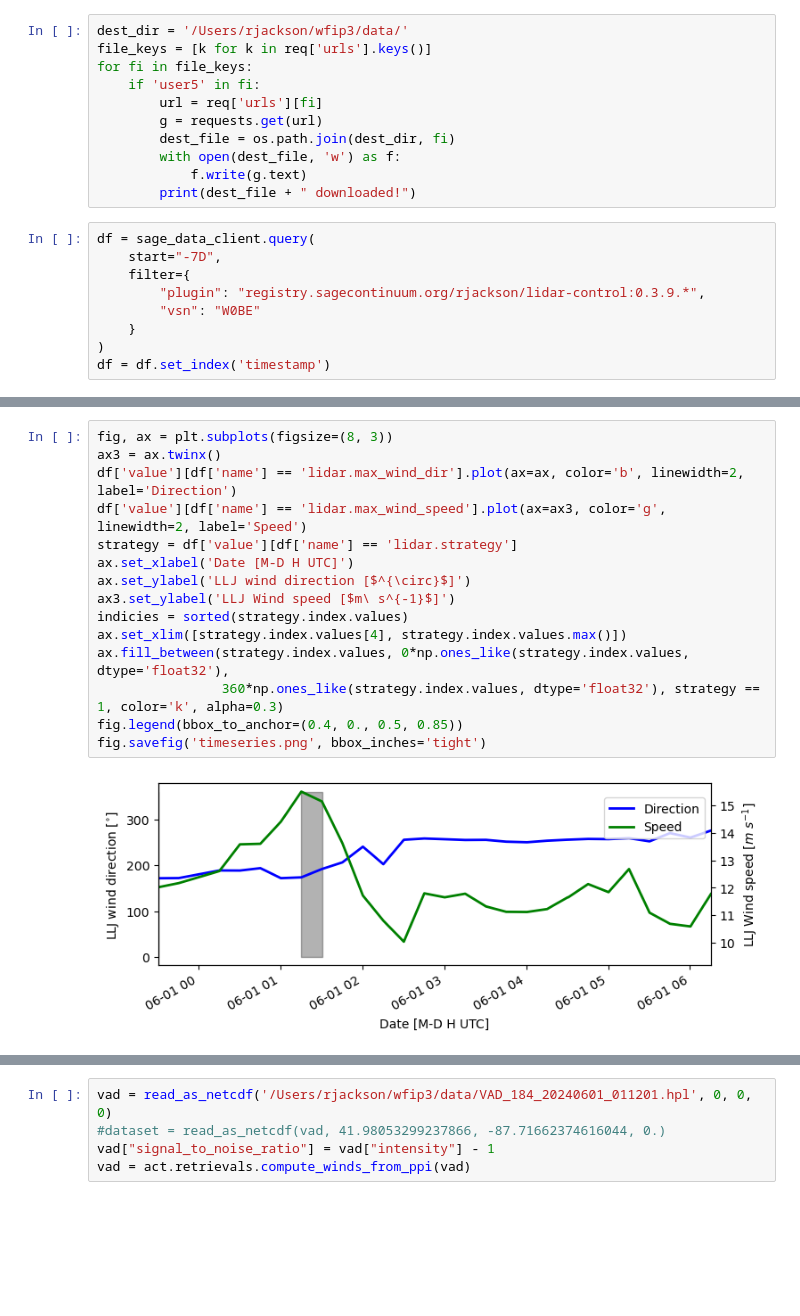
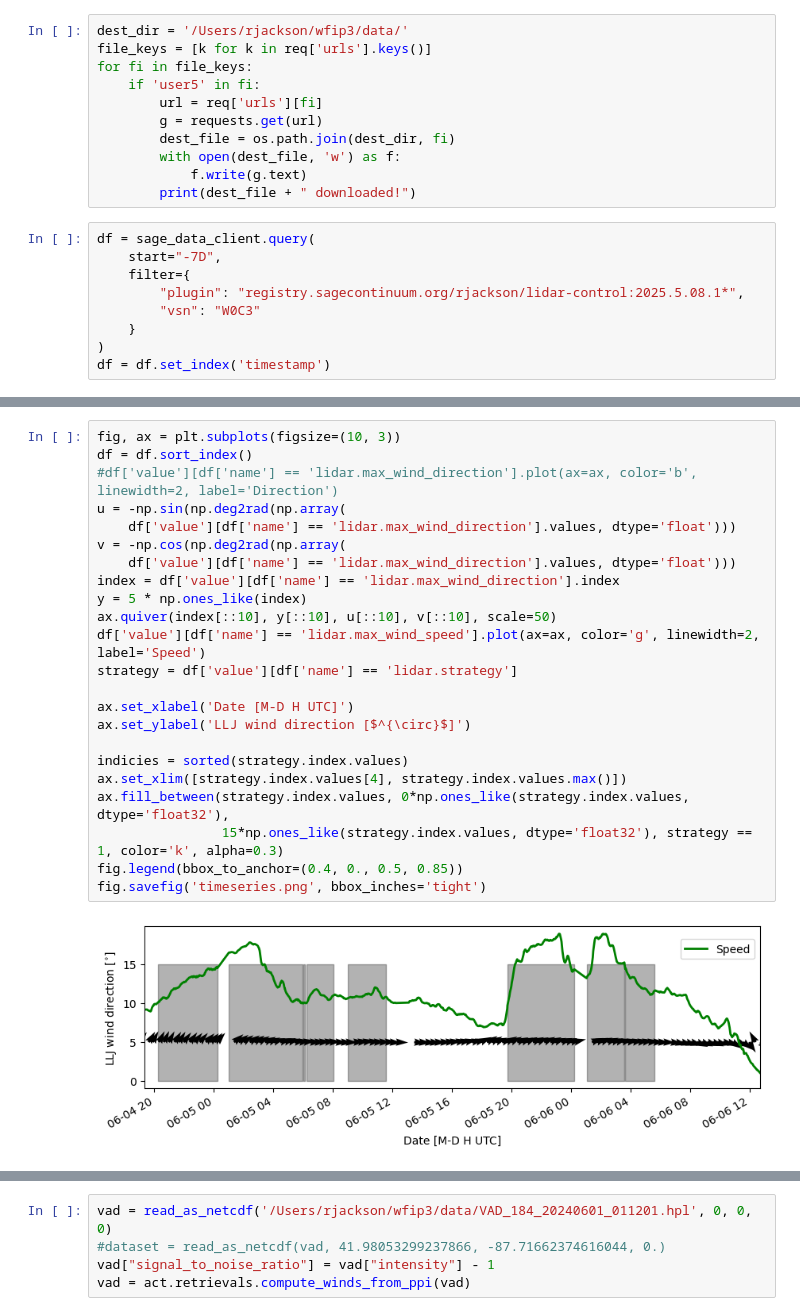
Before and after one commit to rcjackson/wfip3, a Jupyter notebook: notebooks/TraditionalVAD.ipynb, the cells around one changed output, grey strips where cells are left out. Drawn from its saved outputs; the diff is of its cells as text; blank space fills up the shorter version.

```diff
--- a/notebooks/TraditionalVAD.ipynb
+++ b/notebooks/TraditionalVAD.ipynb
@@ -448,8 +428,8 @@ for fi in file_keys:
 df = sage_data_client.query(
     start="-7D",
     filter={
-        "plugin": "registry.sagecontinuum.org/rjackson/lidar-control:0.3.9.*",
-        "vsn": "W0BE"
+        "plugin": "registry.sagecontinuum.org/rjackson/lidar-control:2025.5.08.1*",
+        "vsn": "W0C3"
     }
 )
 df = df.set_index('timestamp')
@@ -473,17 +497,25 @@ df
 # %%
-fig, ax = plt.subplots(figsize=(8, 3))
-ax3 = ax.twinx()
-df['value'][df['name'] == 'lidar.max_wind_dir'].plot(ax=ax, color='b', linewidth=2, label='Direction')
-df['value'][df['name'] == 'lidar.max_wind_speed'].plot(ax=ax3, color='g', linewidth=2, label='Speed')
+fig, ax = plt.subplots(figsize=(10, 3))
+df = df.sort_index()
+#df['value'][df['name'] == 'lidar.max_wind_direction'].plot(ax=ax, color='b', linewidth=2, label='Direction')
+u = -np.sin(np.deg2rad(np.array(
+    df['value'][df['name'] == 'lidar.max_wind_direction'].values, dtype='float')))
+v = -np.cos(np.deg2rad(np.array(
+    df['value'][df['name'] == 'lidar.max_wind_direction'].values, dtype='float')))
+index = df['value'][df['name'] == 'lidar.max_wind_direction'].index
+y = 5 * np.ones_like(index)
+ax.quiver(index[::10], y[::10], u[::10], v[::10], scale=50)
+df['value'][df['name'] == 'lidar.max_wind_speed'].plot(ax=ax, color='g', linewidth=2, label='Speed')
 strategy = df['value'][df['name'] == 'lidar.strategy']
+
 ax.set_xlabel('Date [M-D H UTC]')
 ax.set_ylabel('LLJ wind direction [$^{\circ}$]')
-ax3.set_ylabel('LLJ Wind speed [$m\ s^{-1}$]')
+
 indicies = sorted(strategy.index.values)
 ax.set_xlim([strategy.index.values[4], strategy.index.values.max()])
 ax.fill_between(strategy.index.values, 0*np.ones_like(strategy.index.values, dtype='float32'),
-                360*np.ones_like(strategy.index.values, dtype='float32'), strategy == 1, color='k', alpha=0.3)
+                15*np.ones_like(strategy.index.values, dtype='float32'), strategy == 1, color='k', alpha=0.3)
 fig.legend(bbox_to_anchor=(0.4, 0., 0.5, 0.85))
 fig.savefig('timeseries.png', bbox_inches='tight')
 # %% [output]
-[figure, old version]
+[figure, new version]
```
Also changed, not shown: parts of 15 cells of this notebook, 14 other files.
